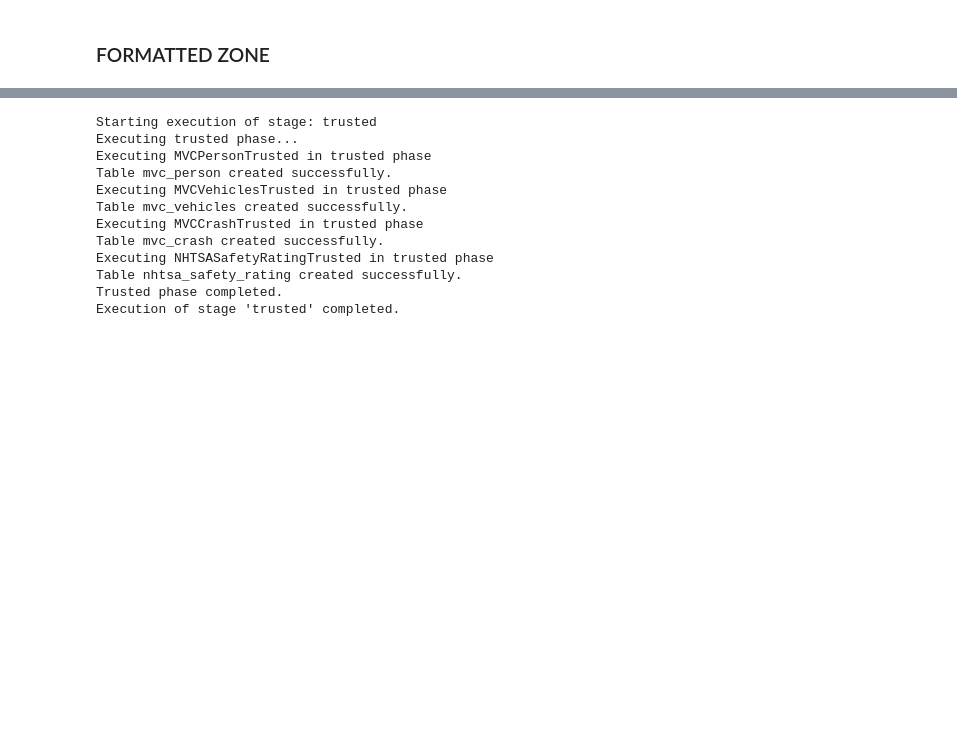
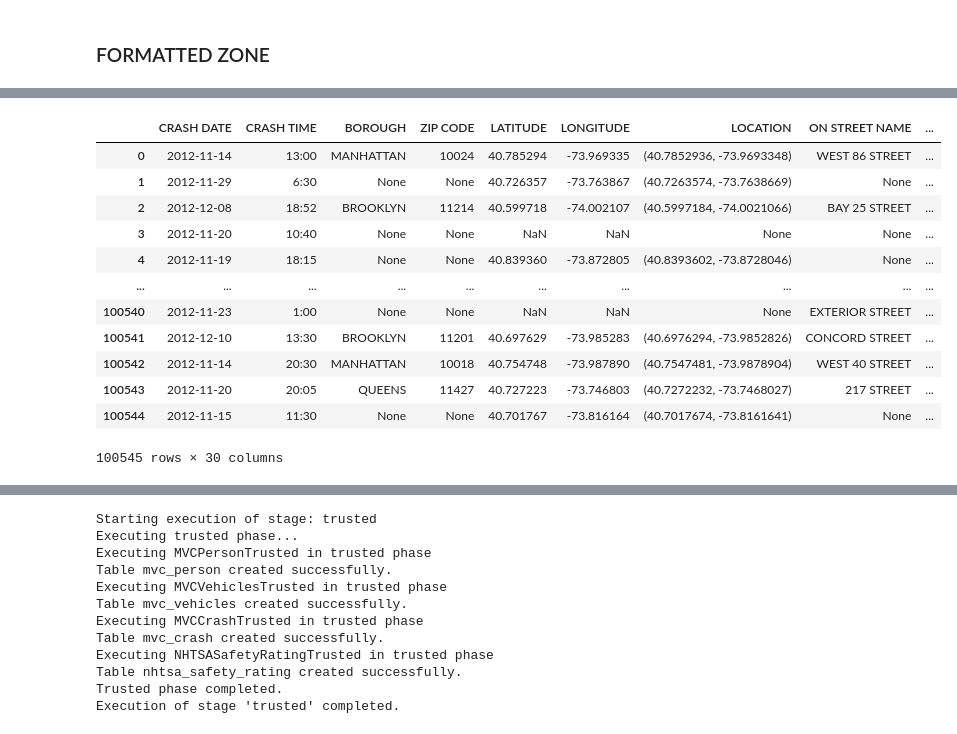
Before and after one commit to IFibla/adsdb-project, a Jupyter notebook: notebooks/dataops.ipynb, the cells around one changed output, grey strips where cells are left out. Drawn from its saved outputs; the diff is of its cells as text; code cells hidden in the pictures; blank space fills up the shorter version.

```diff
--- a/notebooks/dataops.ipynb
+++ b/notebooks/dataops.ipynb
@@ -80,2 +84,2 @@ Execution of stage 'formatted' completed.
 # %%
-do.pipeline.connectors['formatted_connector'].get_tables()
+formatted_connector = do.pipeline.connectors['formatted_connector']
@@ -94,0 +125,16 @@ Layer: JSONFormatted, Status: done, Last Execution: 2025-01-10 12:38:31, Error:
+# %%
+formatted_connector.get_table_as_dataframe("motorvehiclecollisionscrashes2012")
+# %% [output]
+|  | CRASH DATE | CRASH TIME | BOROUGH | ZIP CODE | LATITUDE | LONGITUDE | LOCATION | ON STREET NAME | ... |
+| 0 | 2012-11-14 | 13:00 | MANHATTAN | 10024 | 40.785294 | -73.969335 | (40.7852936, -73.9693348) | WEST 86 STREET | ... |
+| 1 | 2012-11-29 | 6:30 | None | None | 40.726357 | -73.763867 | (40.7263574, -73.7638669) | None | ... |
+| 2 | 2012-12-08 | 18:52 | BROOKLYN | 11214 | 40.599718 | -74.002107 | (40.5997184, -74.0021066) | BAY 25 STREET | ... |
+| 3 | 2012-11-20 | 10:40 | None | None | NaN | NaN | None | None | ... |
+| 4 | 2012-11-19 | 18:15 | None | None | 40.839360 | -73.872805 | (40.8393602, -73.8728046) | None | ... |
+| ... | ... | ... | ... | ... | ... | ... | ... | ... | ... |
+| 100540 | 2012-11-23 | 1:00 | None | None | NaN | NaN | None | EXTERIOR STREET | ... |
+| 100541 | 2012-12-10 | 13:30 | BROOKLYN | 11201 | 40.697629 | -73.985283 | (40.6976294, -73.9852826) | CONCORD STREET | ... |
+| 100542 | 2012-11-14 | 20:30 | MANHATTAN | 10018 | 40.754748 | -73.987890 | (40.7547481, -73.9878904) | WEST 40 STREET | ... |
+| 100543 | 2012-11-20 | 20:05 | QUEENS | 11427 | 40.727223 | -73.746803 | (40.7272232, -73.7468027) | 217 STREET | ... |
+| 100544 | 2012-11-15 | 11:30 | None | None | 40.701767 | -73.816164 | (40.7017674, -73.8161641) | None | ... |
+100545 rows × 30 columns
```
Also changed, not shown: parts of 21 cells of this notebook, 2 other files.
